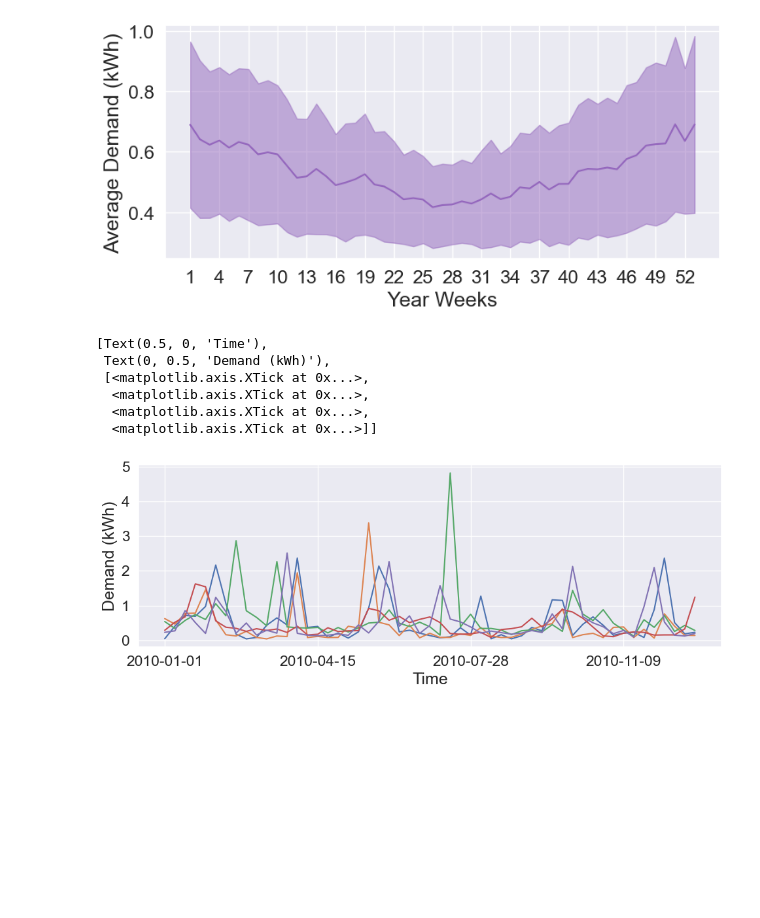
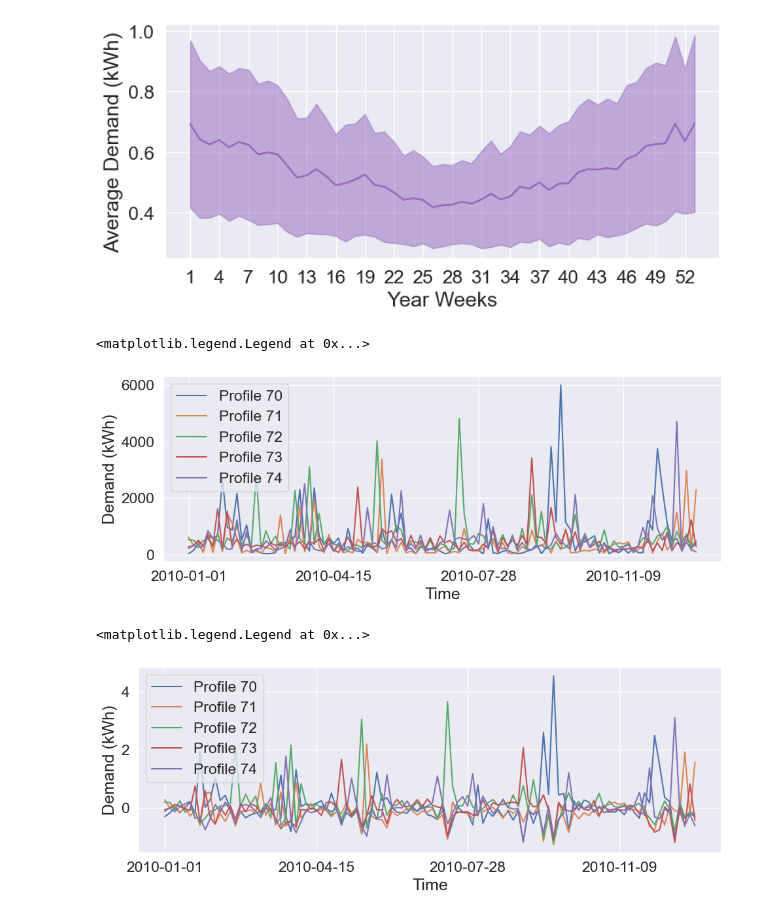
Before and after one commit to Daveonwave/ErNESTO-gym, a Jupyter notebook: examples/single_agent/demand_analysis.ipynb, the cells around one changed output. Drawn from its saved outputs; the diff is of its cells as text; code cells hidden in the pictures; blank space fills up the shorter version.

```diff
--- a/examples/single_agent/demand_analysis.ipynb
+++ b/examples/single_agent/demand_analysis.ipynb
@@ -15,7 +15,7 @@ def savefig(fig: plt.Figure, filename: str, **kwargs) -> None:
     save_path = os.path.join(plots_dir, filename)
     fig.savefig(save_path, dpi=300, bbox_inches='tight', **kwargs)
 # %%
-df = pd.read_csv("../../ernestogym/ernesto/data/demand/train.csv")
+df = pd.read_csv("../../ernestogym/ernesto/data/demand/dataset.csv")
 # %%
 df = df.drop(columns=['delta_time'])
 df['timestamp'] = pd.to_datetime(df['timestamp'])
@@ -116,22 +116,19 @@ savefig(fig, filename='demand_per_year_week.png')
 # %%
 # Plot of AVERAGE DEMAND during the year
 cols = ['70', '71', '72', '73', '74']
 plot_colors = sns.color_palette()
 
 fig, ax = plt.subplots( figsize=(10, 4), tight_layout=True, sharey=True)
 
 for i, col in enumerate(cols):
-    ax.plot(df['timestamp'][::10000], df[col][::10000], label='Profile {}'.format(col), color=plot_colors[i])
+    ax.plot(df['timestamp'][::5000], df[col][::5000] * 1000, label='Profile {}'.format(col), color=plot_colors[i])
 
 ax.set(xlabel='Time', ylabel='Demand (kWh)', xticks=list(df['timestamp'][::150000]))
 
+ax.legend()
+
 #savefig(fig, filename='demand_per_year_week.pdf')
 #savefig(fig, filename='demand_per_year_week.png')
 # %% [output]
-[Text(0.5, 0, 'Time'),
- Text(0, 0.5, 'Demand (kWh)'),
- [<matplotlib.axis.XTick at 0x...>,
-  <matplotlib.axis.XTick at 0x...>,
-  <matplotlib.axis.XTick at 0x...>,
-  <matplotlib.axis.XTick at 0x...>]]
+<matplotlib.legend.Legend at 0x...>
-[figure, old version]
+[figure, new version]
@@ -137,0 +138,12 @@ ax.set(xlabel='Time', ylabel='Demand (kWh)', xticks=list(df['timestamp'][::15000
+# %%
+fig, ax = plt.subplots( figsize=(10, 4), tight_layout=True, sharey=True)
+
+for i, col in enumerate(cols):
+    ax.plot(df['timestamp'][::5000], df[col][::5000] - test_mean[::5000], label='Profile {}'.format(col), color=plot_colors[i])
+
+ax.set(xlabel='Time', ylabel='Demand (kWh)', xticks=list(df['timestamp'][::150000]))
+
+ax.legend()
+# %% [output]
+<matplotlib.legend.Legend at 0x...>
+[figure, added]
```
Also changed, not shown: parts of 5 cells of this notebook, 16 other files.
